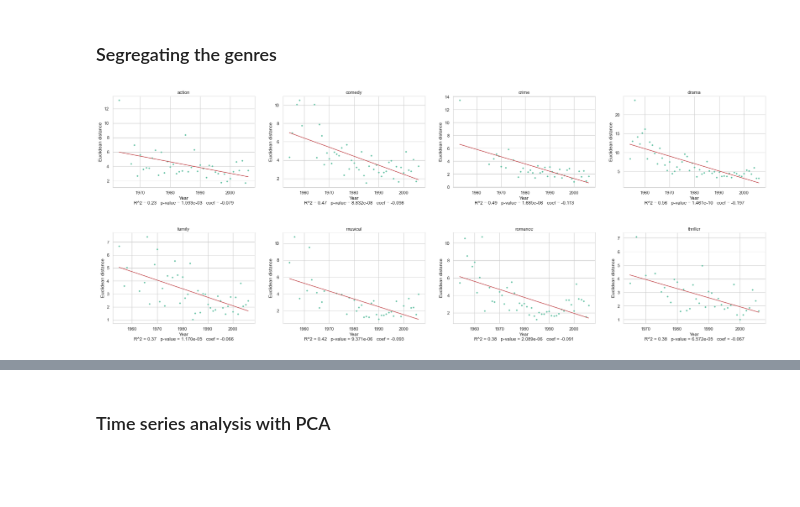
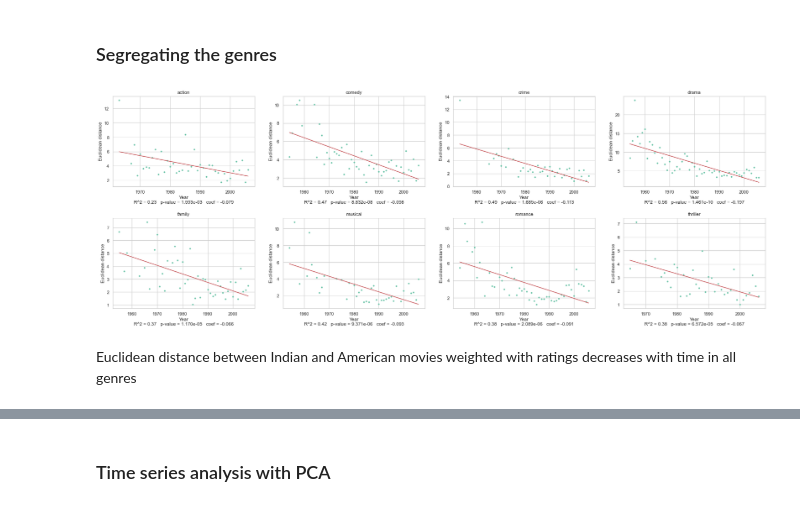
Before and after one commit to epfl-ada/ada-2022-project-badaboom, a Jupyter notebook: P2.ipynb, the cells around one changed output, grey strips where cells are left out. Drawn from its saved outputs; the diff is of its cells as text; code cells hidden in the pictures; blank space fills up the shorter version.

```diff
--- a/P2.ipynb
+++ b/P2.ipynb
@@ -2003,42 +2043,43 @@ NB : This effect of convergence completely disappears when we don't use the rati
 ### Segregating the genres
 # %%
 genres = features_indian.columns[:22]
-reg_genre_data = []
+weighted_reg_genre_data = []
 w = 1
 
-plt.figure(figsize=(30,30))
-plt.subplots_adjust(hspace=0.5)
+plt.figure(figsize=(30,10))
+plt.subplots_adjust(hspace=0.35)
 for genre in genres:
     weighted_features_indian_train_genre = weighted_features_indian_train.drop(columns='movie_release_date').mul(features_indian[genre], axis='rows')
     weighted_features_american_train_genre = weighted_features_american_train.drop(columns='movie_release_date').mul(features_american[genre], axis='rows')
 
 
     weighted_features_indian_train_year_genre = weighted_features_indian_train_genre.groupby(features_indian['movie_release_date']).mean()
     weighted_features_american_train_year_genre = weighted_features_american_train_genre.groupby(features_indian['movie_release_date']).mean()
 
     euclidean_dist_weighted_genre = np.linalg.norm(weighted_features_american_train_year_genre.iloc[:,:22] - weighted_features_indian_train_year_genre.iloc[:,:22], axis=1)
     euclid_idx = weighted_features_indian_train_year_genre.index[(weighted_features_american_train_year_genre.iloc[:,:22].sum(axis=1) != 0) & (weighted_features_indian_train_year_genre.iloc[:,:22].sum(axis=1) != 0)]
     euclidean_dist_weighted_genre = np.delete(euclidean_dist_weighted_genre, (weighted_features_american_train_year_genre.iloc[:,:22].sum(axis=1) == 0) | (weighted_features_indian_train_year_genre.iloc[:,:22].sum(axis=1) == 0))
 
 
     if (sum(features_indian[genre]==1)<100 or sum(features_american[genre]==1)<100):
         continue
 
 
     if (len(euclid_idx)>1):
-        plt.subplot(5,4,w)
+        plt.subplot(2,4,w)
         plt.title(genre)
         plt.plot(euclid_idx, euclidean_dist_weighted_genre, 'o', markersize=3)
         dist_mod_weighted_genre = smf.ols('euclidean_dist_weighted_genre ~ euclid_idx', data=locals()).fit()
-        reg_genre_data.append([genre, dist_mod_weighted_genre.rsquared ,dist_mod_weighted_genre.f_pvalue, dist_mod_weighted_genre.params[1], sum(features_indian[genre]==1), sum(features_american[genre]==1)])
+        weighted_reg_genre_data.append([genre, dist_mod_weighted_genre.rsquared ,dist_mod_weighted_genre.f_pvalue, dist_mod_weighted_genre.params[1], sum(features_indian[genre]==1), sum(features_american[genre]==1)])
 
         plt.plot(euclid_idx, dist_mod_weighted_genre.predict(), 'r')
         plt.xlabel('Year\nR^2 = {:.2f}   p-value = {:.3e}   coef = {:.3f}'.format(dist_mod_weighted_genre.rsquared ,dist_mod_weighted_genre.f_pvalue, dist_mod_weighted_genre.params[1]))
         w+=1
-
     plt.ylabel('Euclidean distance')
 plt.show()
 
-reg_genre_data = pd.DataFrame(reg_genre_data, columns=['genre', 'R^2', 'p-value', 'coef', 'India', 'USA'])
+weighted_reg_genre_data = pd.DataFrame(weighted_reg_genre_data, columns=['genre', 'R^2', 'p-value', 'coef', 'India', 'USA'])
 # %% [output]
-[figure, old version]
+[figure, new version]
+# %% [markdown]
+Euclidean distance between Indian and American movies weighted with ratings decreases with time in all genres
```
Also changed, not shown: parts of 20 cells of this notebook.
